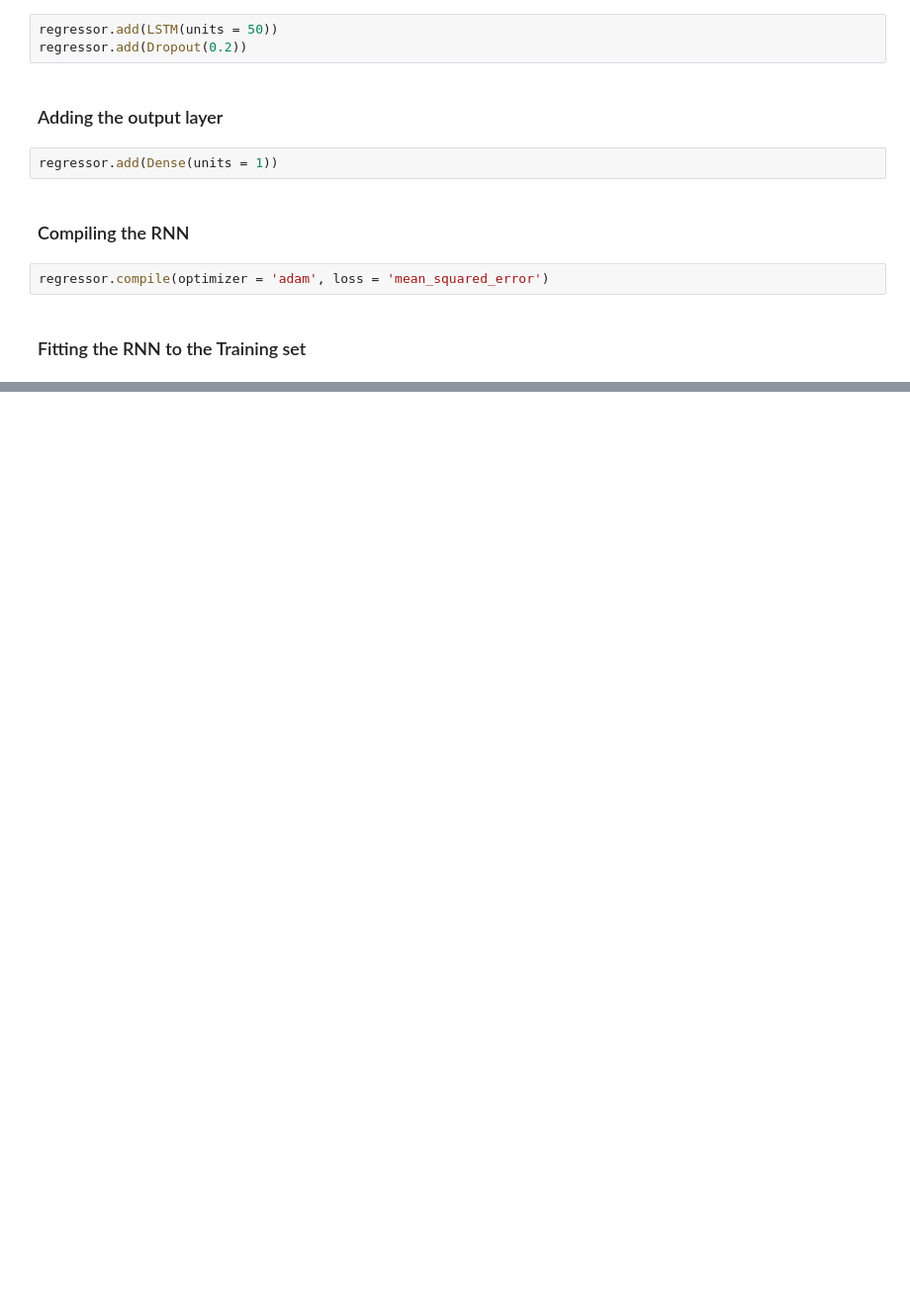
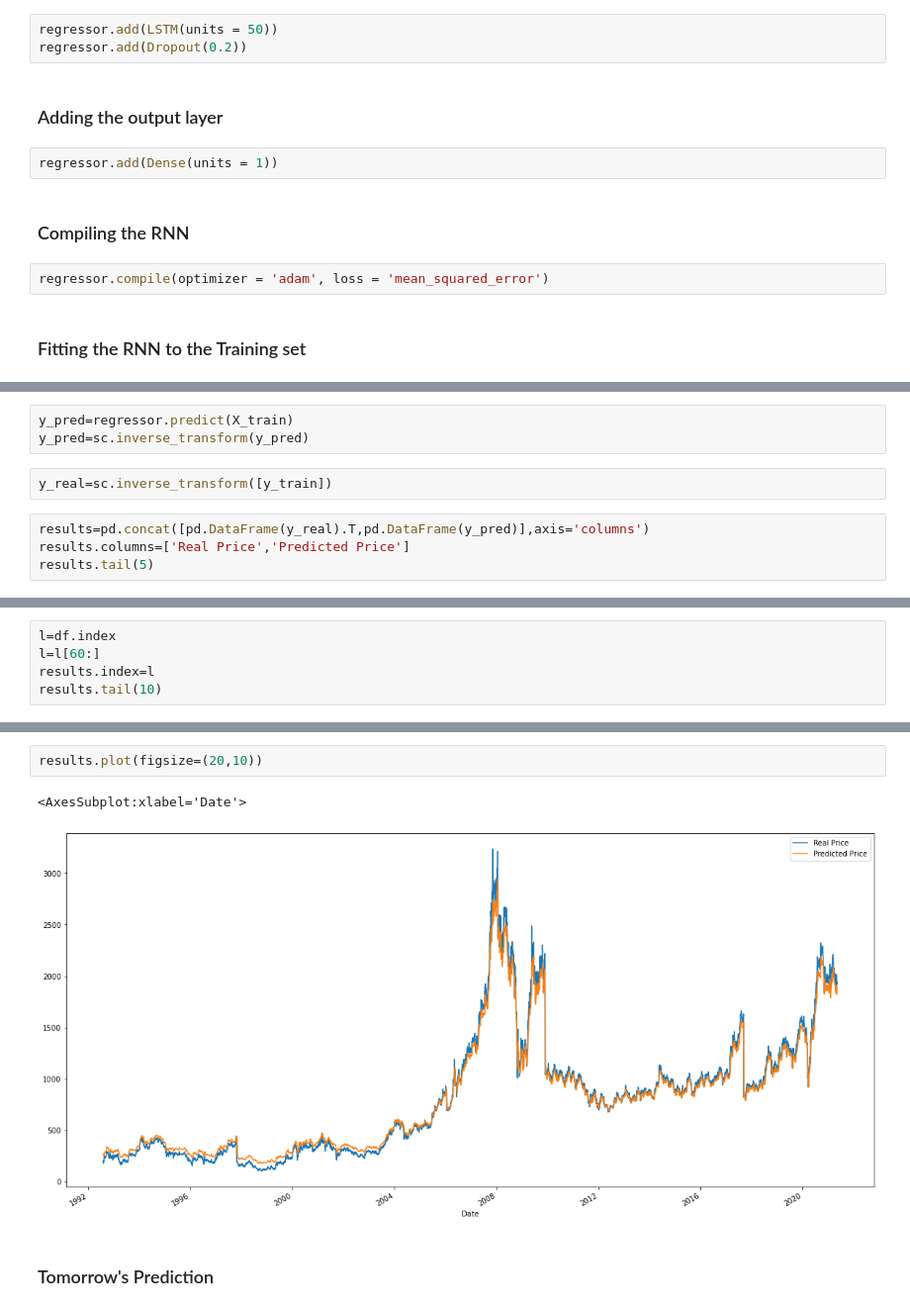
Before and after one commit to ariesiitr/BSE-Serverless-Predictor, a Jupyter notebook: main.ipynb, the cells around one changed output, grey strips where cells are left out. Shown at 99% size. Cells and saved outputs as stored; diff of their text form; blank space fills up the shorter version.

Commit message:
Adding Factor 1 RNN Predictions

```diff
--- a/main.ipynb
+++ b/main.ipynb
@@ -281,0 +223,9 @@ TypeError: _reshape_dispatcher() missing 1 required positional argument: 'newsha
+# %%
+y_pred=regressor.predict(X_train)
+y_pred=sc.inverse_transform(y_pred)
+# %%
+y_real=sc.inverse_transform([y_train])
+# %%
+results=pd.concat([pd.DataFrame(y_real).T,pd.DataFrame(y_pred)],axis='columns')
+results.columns=['Real Price','Predicted Price']
+results.tail(5)
@@ -281,0 +239,5 @@ TypeError: _reshape_dispatcher() missing 1 required positional argument: 'newsha
+# %%
+l=df.index
+l=l[60:]
+results.index=l
+results.tail(10)
@@ -281,0 +257,7 @@ TypeError: _reshape_dispatcher() missing 1 required positional argument: 'newsha
+# %%
+results.plot(figsize=(20,10))
+# %% [output]
+<AxesSubplot:xlabel='Date'>
+[figure, added]
+# %% [markdown]
+### Tomorrow's Prediction
```
Also changed, not shown: parts of 22 cells of this notebook, 1 other file.
